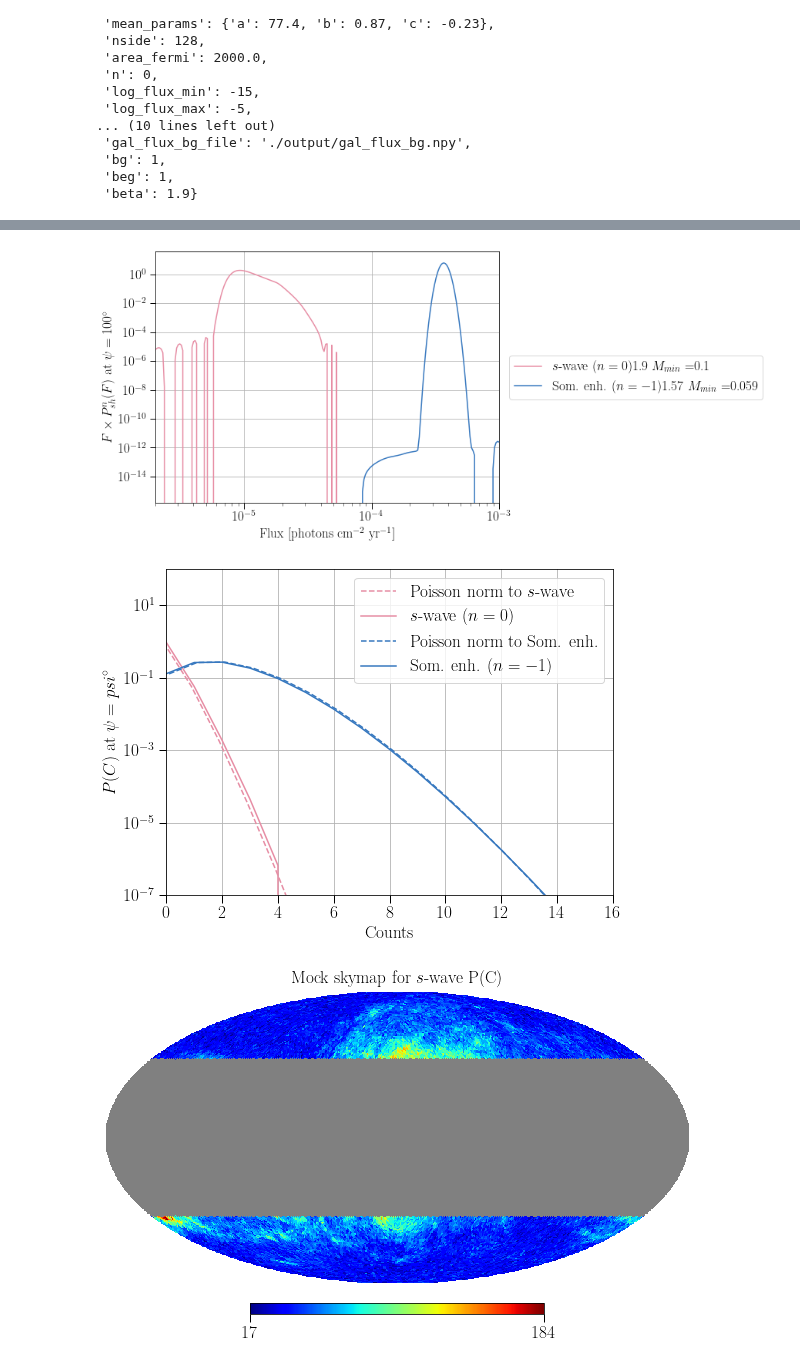
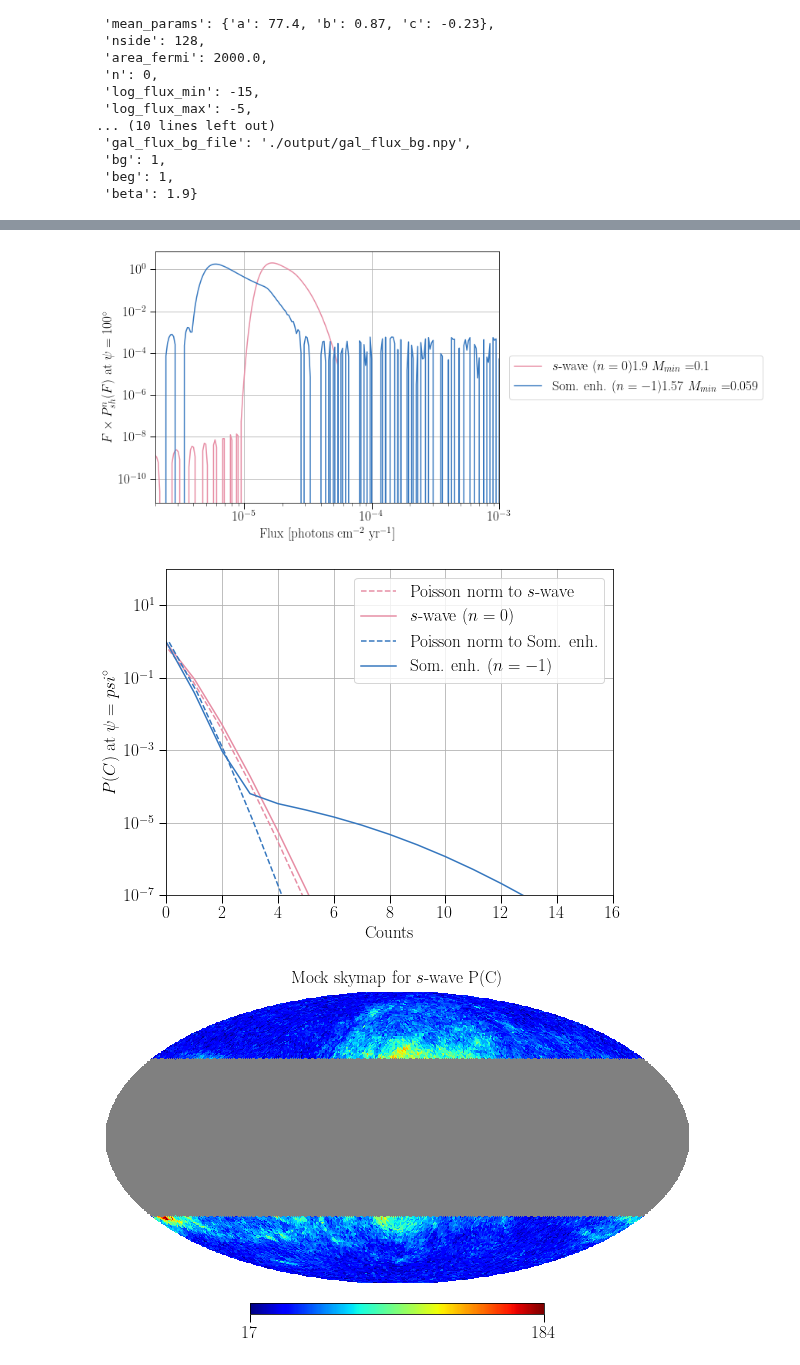
Before and after one commit to runburg/dm_gal_substructure, a Jupyter notebook: paper_plots.ipynb, the cells around one changed output, grey strips where cells are left out. Drawn from its saved outputs; the diff is of its cells as text; code cells hidden in the pictures.

Commit message:
Fixing P1 plot

```diff
--- a/paper_plots.ipynb
+++ b/paper_plots.ipynb
@@ -176,35 +176,35 @@ with np.load(files[1]) as f:
     fluxes = f['flux']
     psh2d = f['psh']
 
 psh2d[psh2d < 0] = 0
 
 #     print(psh2d)
 sompshfunc2d = intp.interp2d(psis, fluxes, np.nan_to_num(psh2d), bounds_error=False, fill_value=0)
 somfluxes = fluxes[5:]
 
 
-shift_som = somfluxes[(somfluxes*sompshfunc2d(psi, somfluxes).T).argmax()] / sfluxes[(sfluxes*pshfunc2d(psi, sfluxes).T).argmax()]
+# shift_som = somfluxes[(somfluxes*sompshfunc2d(psi, somfluxes).T).argmax()] / sfluxes[(sfluxes*pshfunc2d(psi, sfluxes).T).argmax()]
 shift_som = 1
 # psh2d *= shift_som
 # fluxes /= shift_som
 
 ls = next(lss)
 ax.plot(sfluxes, sfluxes * pshfunc2d(psi, sfluxes).flatten(), label=n_labels[0]+str(betas[0]) + '  $M_{min}=$' + str(mmins[0]), color=colors[0], ls=ls)
 ax.plot(somfluxes / shift_som, somfluxes * sompshfunc2d(psi, somfluxes).flatten(), label=n_labels[-1]+str(betas[1]) + ' $M_{min}=$' + str(mmins[1]), color=colors[-1], ls=ls)
 
 ax.set_xscale('log')
 ax.set_yscale('log')
 ax.set_xlabel(r'Flux [photons cm$^{-2}$ yr$^{-1}$]')
 ax.set_ylabel(rf'$F \times P^n_{{sh}}(F)$ at $\psi={psi}^\circ$')
 
 ax.set_xlim(left=2e-6, right=1e-3)
 #     ax.set_ylim(bottom=1e-4, top=100)
 ax.grid()
 lgd = ax.legend(loc='center left', bbox_to_anchor=(1.01, 0.5))
 
 fig.savefig('./output/plots/psh_ssom.pdf', bbox_extra_artists=(lgd,), bbox_inches='tight')
 # %% [output]
-[figure, old version]
+[figure, new version]
 # %%
 from scipy.stats import poisson
 
@@ -238,7 +238,7 @@ ax.set_xlim(left=0, right=16)
 
 fig.savefig('./output/plots/pc_ssom.pdf')
 # %% [output]
-[figure, old version]
+[figure, new version]
 # %%
 # fiducial fermi exposure and fwimp = phipp swave
 s_map = './output/plots/n0_skymap_59674.npy'
```
Also changed, not shown: parts of 5 cells of this notebook, 4 other files.
